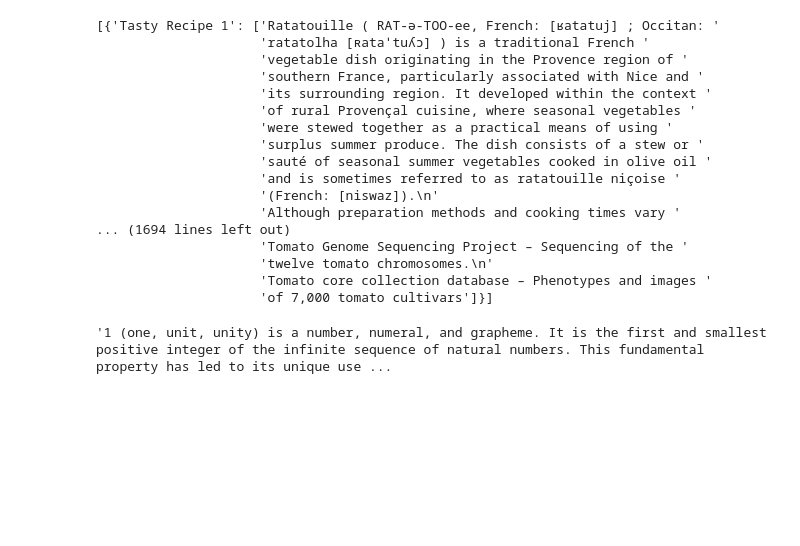
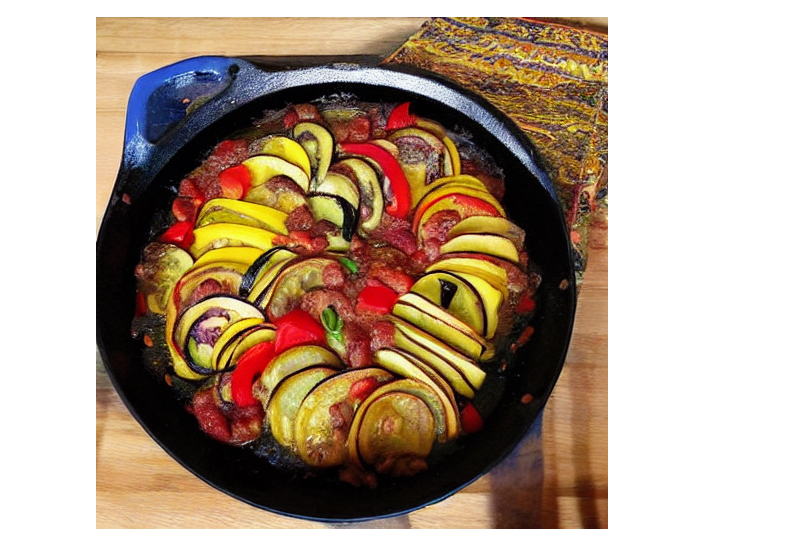
Before and after one commit to prakHr/HowToCookMostAwesomeRecipe, a Jupyter notebook: CreateMostAwesomeRecipe.ipynb, the cells around one changed output. Drawn from its saved outputs; the diff is of its cells as text; code cells hidden in the pictures; blank space fills up the shorter version.

```diff
--- a/CreateMostAwesomeRecipe.ipynb
+++ b/CreateMostAwesomeRecipe.ipynb
@@ -135,25 +168,10 @@ if __name__=="__main__":
-# %%
-pprint(final_recipe)
-# %% [output]
-[{'Tasty Recipe 1': ['Ratatouille ( RAT-ə-TOO-ee, French: [ʁatatuj] ; Occitan: '
-                     'ratatolha [ʀataˈtuʎɔ] ) is a traditional French '
-                     'vegetable dish originating in the Provence region of '
-                     'southern France, particularly associated with Nice and '
-                     'its surrounding region. It developed within the context '
-                     'of rural Provençal cuisine, where seasonal vegetables '
-                     'were stewed together as a practical means of using '
-                     'surplus summer produce. The dish consists of a stew or '
-                     'sauté of seasonal summer vegetables cooked in olive oil '
-                     'and is sometimes referred to as ratatouille niçoise '
-                     '(French: [niswaz]).\n'
-                     'Although preparation methods and cooking times vary '
-... (1694 lines left out)
-                     'Tomato Genome Sequencing Project – Sequencing of the '
-                     'twelve tomato chromosomes.\n'
-                     'Tomato core collection database – Phenotypes and images '
-                     'of 7,000 tomato cultivars']}]
-# %%
-get_wikipedia_page("1")
-# %% [output]
-'1 (one, unit, unity) is a number, numeral, and grapheme. It is the first and smallest positive integer of the infinite sequence of natural numbers. This fundamental property has led to its unique use ...
+# %%
+final_recipe[0]['Actual Recipe 1']
+# from huggingface_hub import whoami
+# print(whoami())
+# pprint(final_recipe)
+# with open("f.txt", "w") as f:
+#     f.write(str(final_recipe))
+# %% [output]
+[figure, added]
 # %%
```
Also changed, not shown: parts of 2 cells of this notebook, 1 other file.
